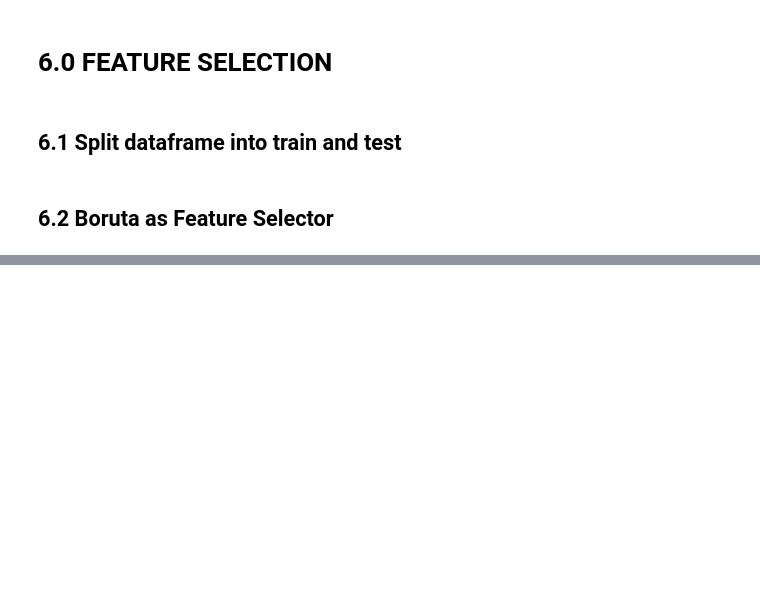
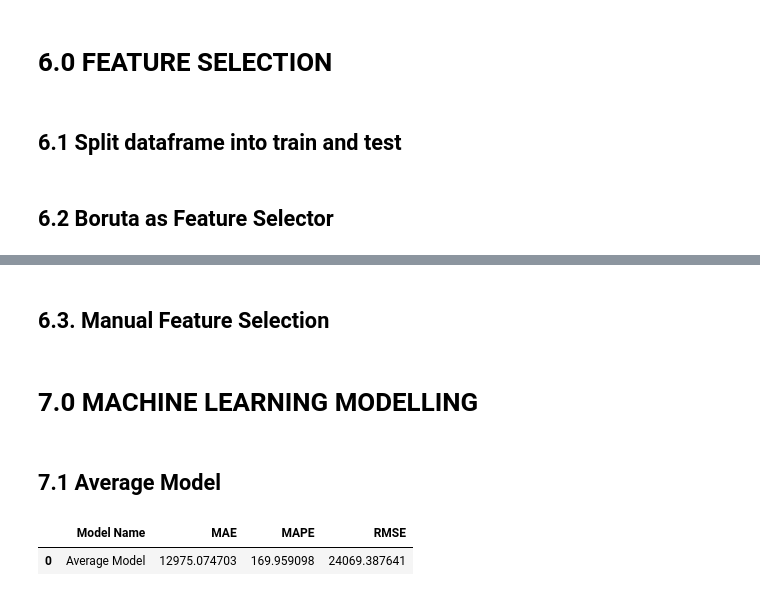
Before and after one commit to marcusbraggion/previsao_vendas, a Jupyter notebook: notebooks/Walmart-Sales-Store-Forecasting_v4.ipynb, the cells around one changed output, grey strips where cells are left out. Drawn from its saved outputs; the diff is of its cells as text; code cells hidden in the pictures; blank space fills up the shorter version.

```diff
--- a/notebooks/Walmart-Sales-Store-Forecasting_v4.ipynb
+++ b/notebooks/Walmart-Sales-Store-Forecasting_v4.ipynb
@@ -677,0 +699,52 @@ cols_selected_boruta_full.extend( feat_to_add )
+# %% [markdown]
+## 6.3. Manual Feature Selection
+# %%
+#cols_selected_boruta = ['size']
+
+cols_selected_manual = [
+    'store',
+    'temperature',
+    'fuel_price',
+    'cpi',
+    'unemployment',
+    'type',
+    'size',
+    'is_holiday_False',
+    'is_holiday_True',
+    'month_sin',
+    'month_cos',
+    'day_sin',
+    'day_cos',
+    'week_of_year_sin',
+    'week_of_year_cos']
+
+# columns to add
+feat_to_add = ['date', 'weekly_sales']
+
+cols_selected_manual_full = cols_selected_manual.copy()
+cols_selected_manual_full.extend( feat_to_add )
+# %% [markdown]
+# 7.0 MACHINE LEARNING MODELLING
+# %%
+x_train = X_train[ cols_selected_manual ]
+x_test = X_test[ cols_selected_manual ]
+
+# Time Series Data Preparation
+x_training = X_train[ cols_selected_manual_full ]
+# %% [markdown]
+## 7.1 Average Model
+# %%
+aux1 = x_test.copy()
+aux1['weekly_sales'] = y_test.copy()
+
+# prediction
+aux2 = aux1[['store', 'weekly_sales']].groupby( 'store' ).mean().reset_index().rename(columns={'weekly_sales': 'predictions'} )
+aux1 = pd.merge( aux1, aux2, how='left', on='store' )
+yhat_baseline = aux1['predictions']
+
+# performance
+baseline_result = ml_error( 'Average Model', np.expm1( y_test ), np.expm1(yhat_baseline ) )
+baseline_result
+# %% [output]
+|  | Model Name | MAE | MAPE | RMSE |
+| 0 | Average Model | 12975.074703 | 169.959098 | 24069.387641 |
```
Also changed, not shown: parts of 40 cells of this notebook.
